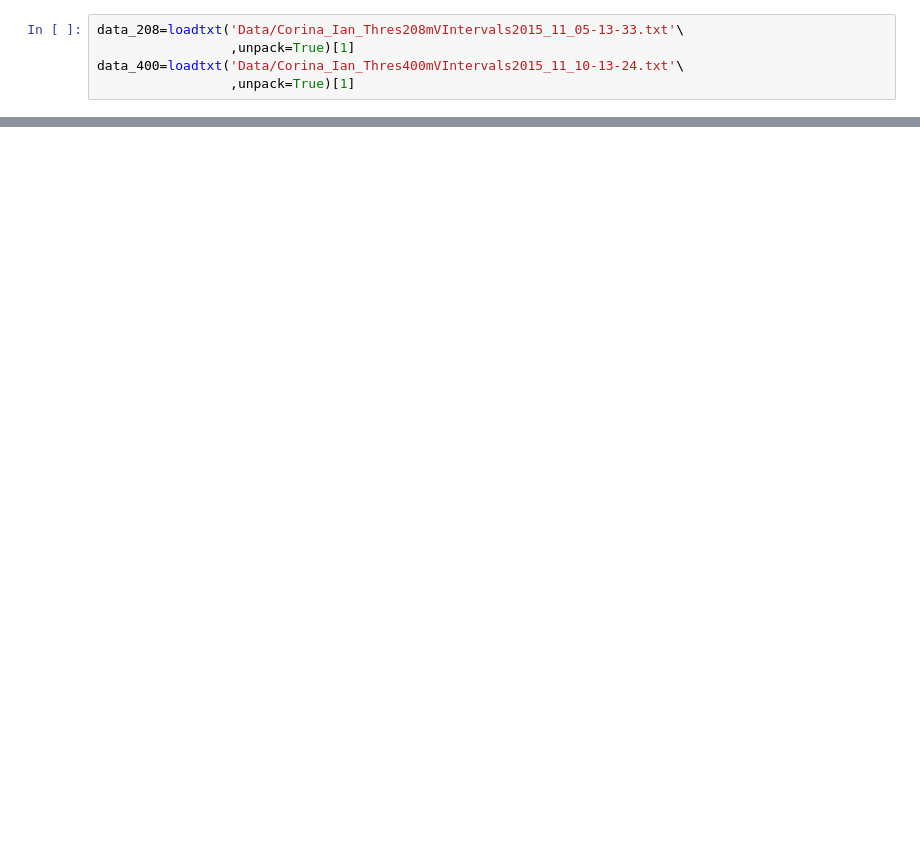
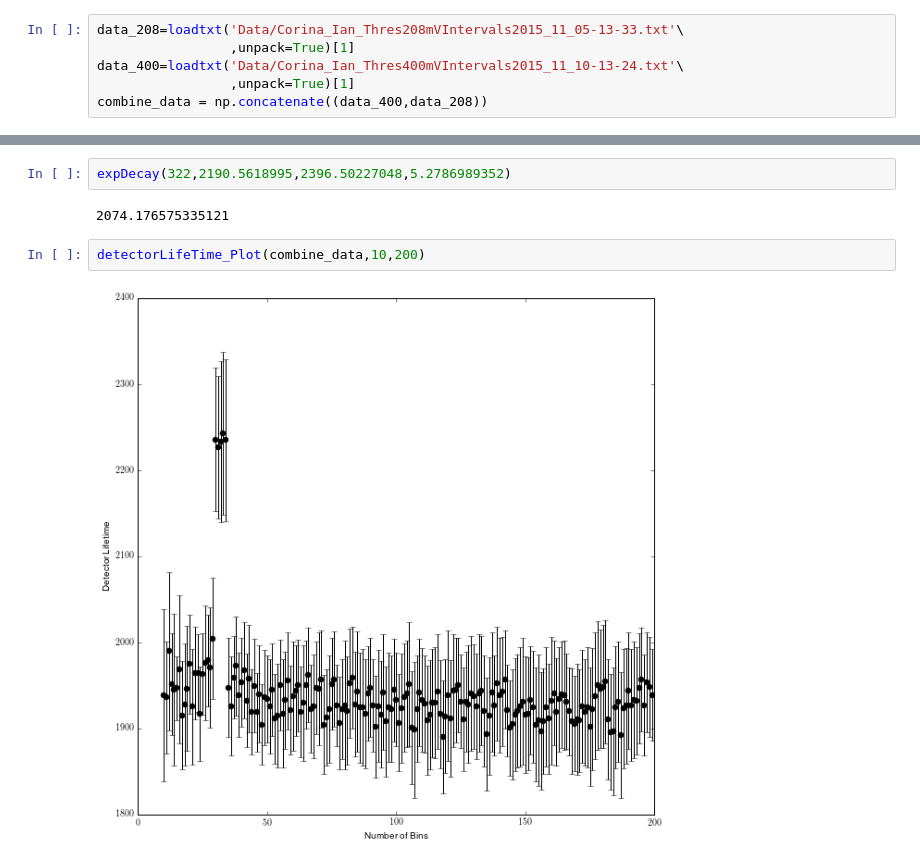
Before and after one commit to ianhi/Phys314, a Jupyter notebook: Muon/Muon_Analysis_LongRep.ipynb, the cells around one changed output, grey strips where cells are left out. Saved outputs shown, nothing was run; the diff lists cells and outputs as text; blank space fills up the shorter version.

```diff
--- a/Muon/Muon_Analysis_LongRep.ipynb
+++ b/Muon/Muon_Analysis_LongRep.ipynb
@@ -10,6 +11,7 @@ data_208=loadtxt('Data/Corina_Ian_Thres208mVIntervals2015_11_05-13-33.txt'\
                  ,unpack=True)[1]
 data_400=loadtxt('Data/Corina_Ian_Thres400mVIntervals2015_11_10-13-24.txt'\
                  ,unpack=True)[1]
+combine_data = np.concatenate((data_400,data_208))
 # %%
 def expDecay(t,tau,amp,background):
     return amp*np.exp(-t/tau)+background
@@ -93 +175,9 @@ def bestValue_Plot(raw_data,minB,maxB,title='Tau vs Bins',pdfPages=None):
+# %%
+expDecay(322,2190.5618995,2396.50227048,5.2786989352)
+# %% [output]
+2074.176575335121
+# %%
+detectorLifeTime_Plot(combine_data,10,200)
+# %% [output]
+[figure, added]
 # %%
```
Also changed, not shown: parts of 13 cells of this notebook.
